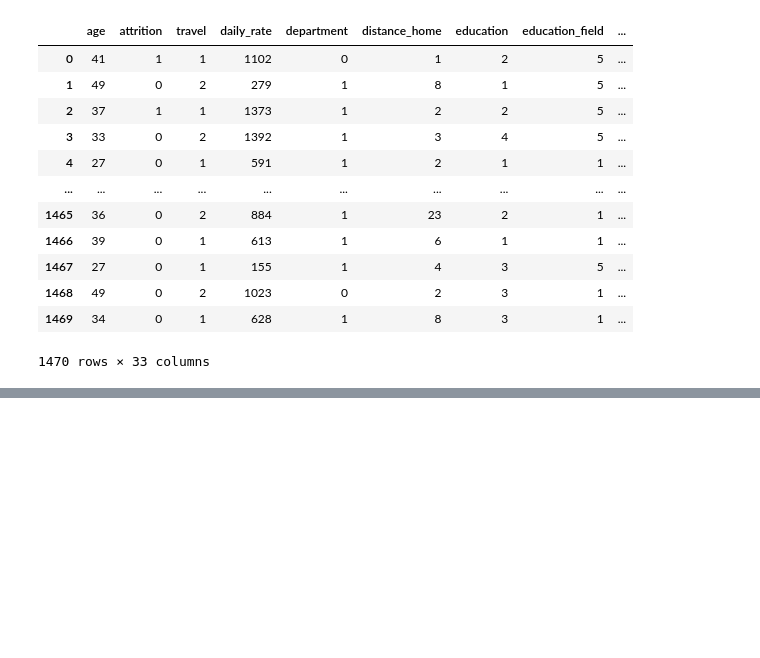
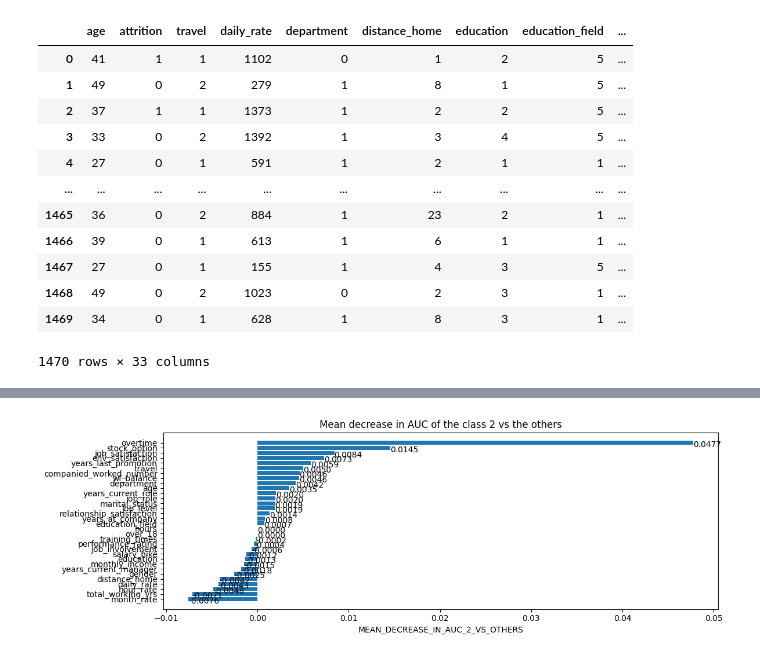
Before and after one commit to dntjdgur/attrition, a Jupyter notebook: Model Creation.ipynb, the cells around one changed output, grey strips where cells are left out. Drawn from its saved outputs; the diff is of its cells as text; code cells hidden in the pictures; blank space fills up the shorter version.

Commit message:
Updating model

```diff
--- a/Model Creation.ipynb
+++ b/Model Creation.ipynb
@@ -186,0 +203,8 @@ column_count = len(df.columns);
+# %%
+## Convert the pandas dataframe into a Tensorflow dataset. ##
+train_ds = tfdf.keras.pd_dataframe_to_tf_dataset(train_df, label="attrition");
+test_ds = tfdf.keras.pd_dataframe_to_tf_dataset(test_df, label="attrition");
+# %%
+## Train a random forest model. ##
+model = tfdf.keras.RandomForestModel(compute_oob_variable_importances=True);
+model.fit(train_ds);
@@ -186,0 +256,3 @@ column_count = len(df.columns);
+# %%
+## Evaluate and inspect the model. ##
+inspector = model.make_inspector();
@@ -186,0 +275,4 @@ column_count = len(df.columns);
+# %%
+print(f"Available variable importances:")
+for importance in inspector.variable_importances().keys():
+  print("\t", importance)
@@ -186,0 +310,32 @@ column_count = len(df.columns);
+# %%
+import matplotlib.pyplot as plt
+
+plt.figure(figsize=(12, 4))
+
+# Mean decrease in AUC of the class 1 vs the others.
+variable_importance_metric = "MEAN_DECREASE_IN_AUC_2_VS_OTHERS"
+variable_importances = inspector.variable_importances()[variable_importance_metric]
+
+# Extract the feature name and importance values.
+#
+# `variable_importances` is a list of <feature, importance> tuples.
+feature_names = [vi[0].name for vi in variable_importances]
+feature_importances = [vi[1] for vi in variable_importances]
+# The feature are ordered in decreasing importance value.
+feature_ranks = range(len(feature_names))
+
+bar = plt.barh(feature_ranks, feature_importances, label=[str(x) for x in feature_ranks])
+plt.yticks(feature_ranks, feature_names)
+plt.gca().invert_yaxis()
+
+# TODO: Replace with "plt.bar_label()" when available.
+# Label each bar with values
+for importance, patch in zip(feature_importances, bar.patches):
+  plt.text(patch.get_x() + patch.get_width(), patch.get_y(), f"{importance:.4f}", va="top")
+
+plt.xlabel(variable_importance_metric)
+plt.title("Mean decrease in AUC of the class 2 vs the others")
+plt.tight_layout()
+plt.show()
+# %% [output]
+[figure, added]
```
Also changed, not shown: parts of 22 cells of this notebook, 1 other file.
